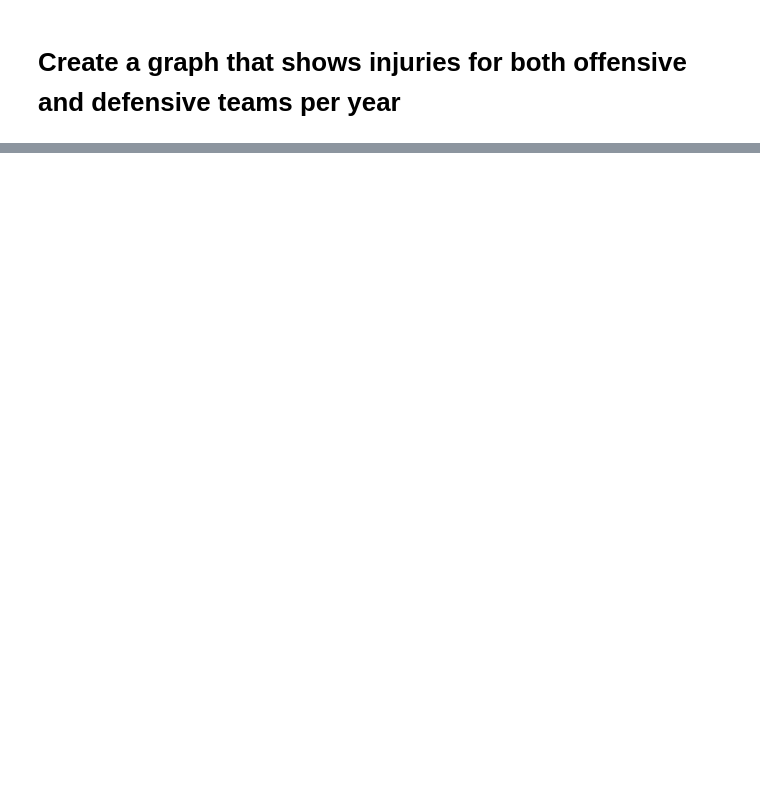
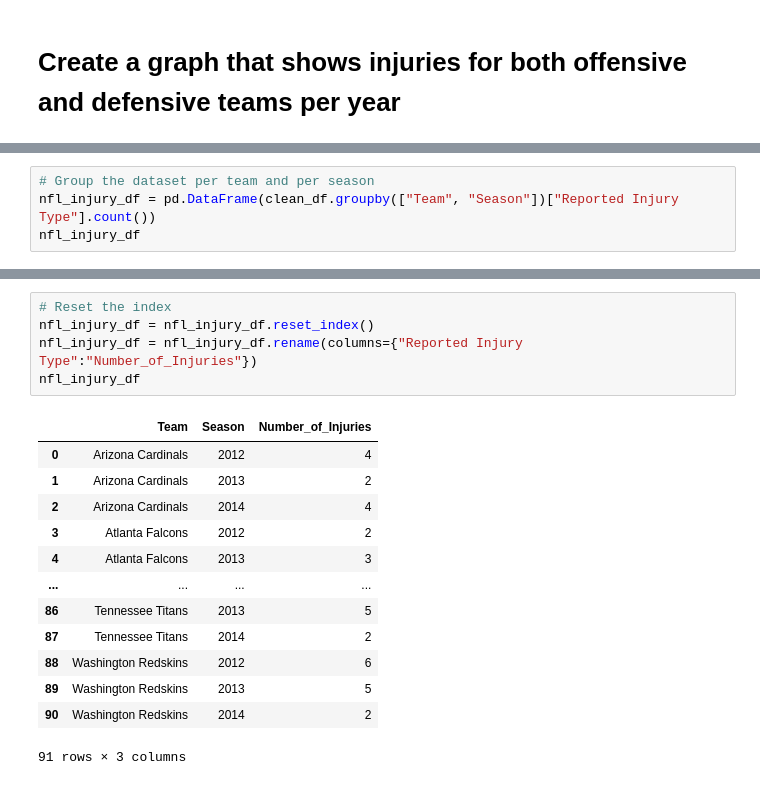
Before and after one commit to DunieCarrasco/nfl_concussion_analysis, a Jupyter notebook: joel_nfl_concussion_study.ipynb, the cells around one changed output, grey strips where cells are left out. Drawn from its saved outputs; the diff is of its cells as text; blank space fills up the shorter version.

```diff
--- a/joel_nfl_concussion_study.ipynb
+++ b/joel_nfl_concussion_study.ipynb
@@ -722,0 +748,4 @@ plt.show()
+# %%
+# Group the dataset per team and per season
+nfl_injury_df = pd.DataFrame(clean_df.groupby(["Team", "Season"])["Reported Injury Type"].count())
+nfl_injury_df
@@ -722,0 +767,19 @@ plt.show()
+# %%
+# Reset the index
+nfl_injury_df = nfl_injury_df.reset_index()
+nfl_injury_df = nfl_injury_df.rename(columns={"Reported Injury Type":"Number_of_Injuries"})
+nfl_injury_df
+# %% [output]
+|  | Team | Season | Number_of_Injuries |
+| 0 | Arizona Cardinals | 2012 | 4 |
+| 1 | Arizona Cardinals | 2013 | 2 |
+| 2 | Arizona Cardinals | 2014 | 4 |
+| 3 | Atlanta Falcons | 2012 | 2 |
+| 4 | Atlanta Falcons | 2013 | 3 |
+| ... | ... | ... | ... |
+| 86 | Tennessee Titans | 2013 | 5 |
+| 87 | Tennessee Titans | 2014 | 2 |
+| 88 | Washington Redskins | 2012 | 6 |
+| 89 | Washington Redskins | 2013 | 5 |
+| 90 | Washington Redskins | 2014 | 2 |
+91 rows × 3 columns
```
Also changed, not shown: parts of 50 cells of this notebook, 9 other files.
